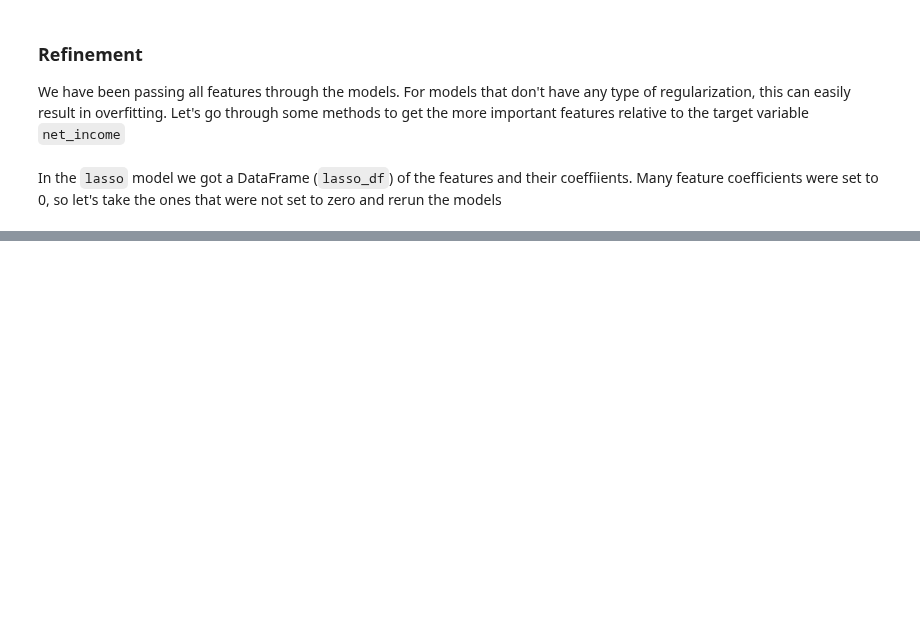
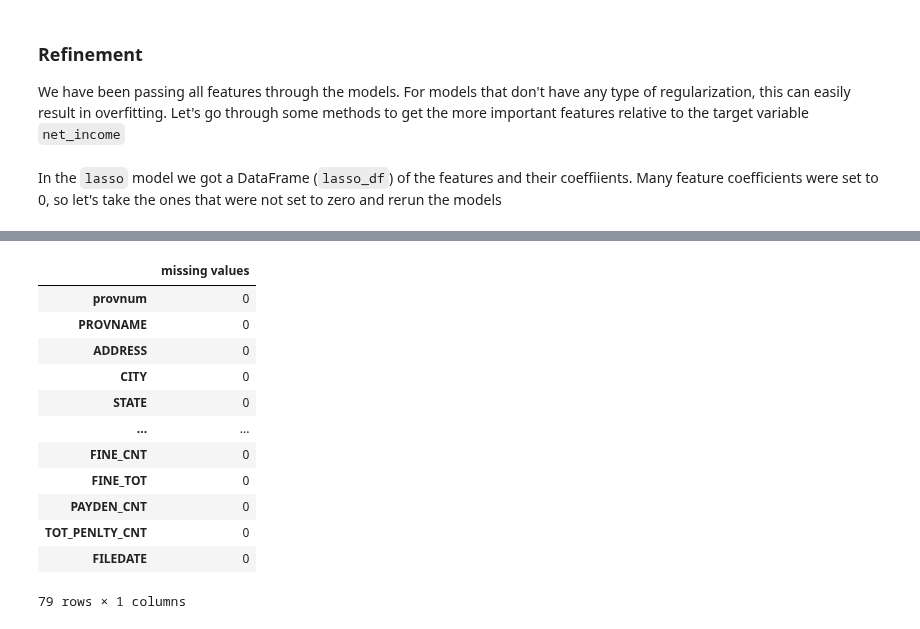
Before and after one commit to Musiik-fn/620-Project-Codebase, a Jupyter notebook: Codebase/620ProjectWhiteboard.ipynb, the cells around one changed output, grey strips where cells are left out. Saved outputs shown, nothing was run; the diff lists cells and outputs as text; code cells hidden in the pictures; blank space fills up the shorter version.

```diff
--- a/Codebase/620ProjectWhiteboard.ipynb
+++ b/Codebase/620ProjectWhiteboard.ipynb
@@ -820,0 +934,23 @@ Name: Feature, Length: 107, dtype: object
+# %%
+#delete all columns with over .95 missing
+
+providerInfo_df.isnull()
+
+temp = providerInfo_df.isna().sum()
+tempFrame = temp.to_frame(name = 'missing values')
+
+tempFrame
+# %% [output]
+|  | missing values |
+| provnum | 0 |
+| PROVNAME | 0 |
+| ADDRESS | 0 |
+| CITY | 0 |
+| STATE | 0 |
+| ... | ... |
+| FINE_CNT | 0 |
+| FINE_TOT | 0 |
+| PAYDEN_CNT | 0 |
+| TOT_PENLTY_CNT | 0 |
+| FILEDATE | 0 |
+79 rows × 1 columns
```
Also changed, not shown: parts of 13 cells of this notebook.
